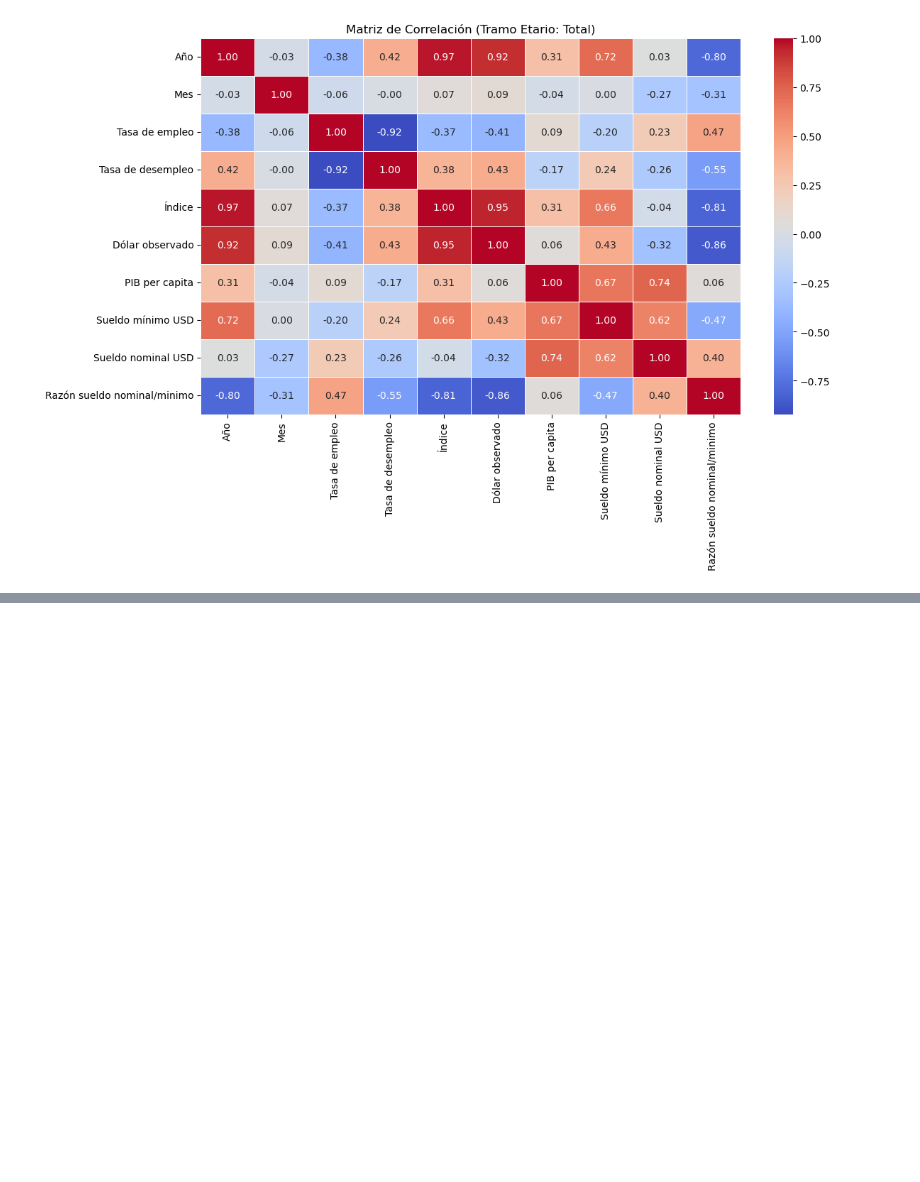
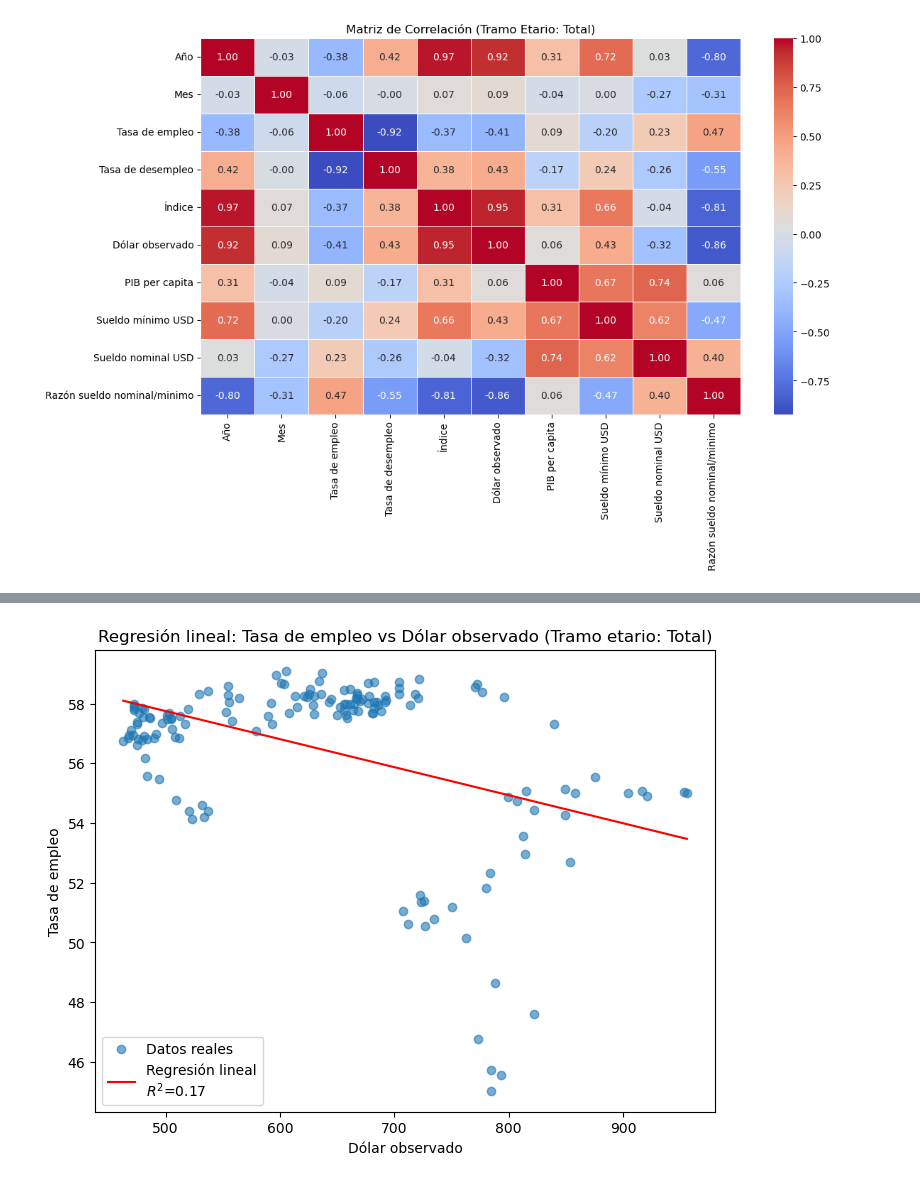
Before and after one commit to Martinosky/Proyecto_Mineria, a Jupyter notebook: Proyecto.ipynb, the cells around one changed output, grey strips where cells are left out. Drawn from its saved outputs; the diff is of its cells as text; code cells hidden in the pictures; blank space fills up the shorter version.

```diff
--- a/Proyecto.ipynb
+++ b/Proyecto.ipynb
@@ -175,0 +195,27 @@ df_encoded.tail(7)
+# %%
+import numpy as np
+# Seleccionar variables y eliminar filas con NA
+df_reg = df_total[["Tasa de empleo", "Dólar observado"]].dropna()
+
+X = df_reg["Dólar observado"].values.reshape(-1, 1)  # Variable independiente
+y = df_reg["Tasa de empleo"].values  # Variable dependiente
+
+# Crear y entrenar modelo
+model = LinearRegression()
+model.fit(X, y)
+
+# Predecir para la línea de regresión
+X_fit = np.linspace(X.min(), X.max(), 100).reshape(-1, 1)
+y_fit = model.predict(X_fit)
+
+# Graficar
+plt.figure(figsize=(8,6))
+plt.scatter(X, y, alpha=0.6, label="Datos reales")
+plt.plot(X_fit, y_fit, color='red', label=f"Regresión lineal\n$R^2$={model.score(X, y):.2f}")
+plt.xlabel("Dólar observado")
+plt.ylabel("Tasa de empleo")
+plt.title("Regresión lineal: Tasa de empleo vs Dólar observado (Tramo etario: Total)")
+plt.legend()
+plt.show()
+# %% [output]
+[figure, added]
```
Also changed, not shown: parts of 1 cell of this notebook.
